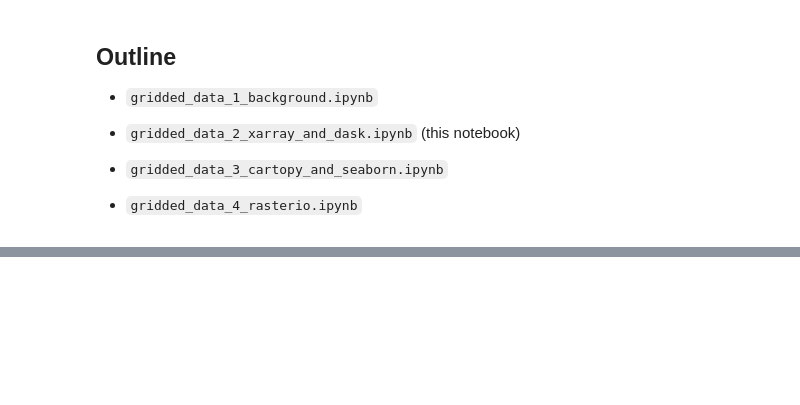
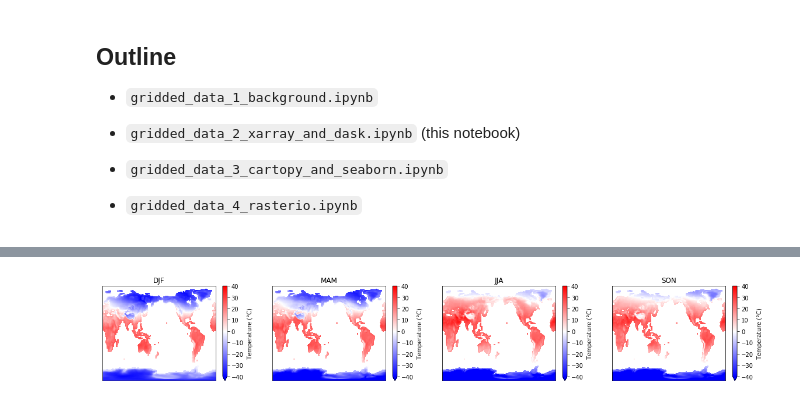
Before and after one commit to waterhackweek/gridded_data, a Jupyter notebook: gridded_data_2_xarray_and_dask.ipynb, the cells around one changed output, grey strips where cells are left out. Cells and saved outputs as stored; diff of their text form; code cells hidden in the pictures; blank space fills up the shorter version.

```diff
--- a/gridded_data_2_xarray_and_dask.ipynb
+++ b/gridded_data_2_xarray_and_dask.ipynb
@@ -27,0 +174,2 @@ The README.md file in this repository explains how to configure the environment
+# %%
+tbot_hist_seas_mean = tbot_hist['TBOT'].groupby('time.season').mean('time') - KtoC
@@ -27,0 +187,39 @@ The README.md file in this repository explains how to configure the environment
+# %%
+fig, axes = plt.subplots(1, 4, figsize=(20, 3))
+
+# constrain colorbar
+vmin = -40
+vmax = 40
+
+tbot_hist_seas_mean.sel(season='DJF').plot(ax=axes[0], add_labels=False,
+                                           cbar_kwargs={'label': 'Temperature ($\degree$C)'},
+                                           cmap='bwr',
+                                           vmin=vmin, vmax=vmax)
+
+axes[0].set_title('DJF')
+
+tbot_hist_seas_mean.sel(season='MAM').plot(ax=axes[1],
+                                      add_labels=False,
+                                      cbar_kwargs={'label': 'Temperature ($\degree$C)'},
+                                      cmap='bwr',
+                                      vmin=vmin, vmax=vmax)
+axes[1].set_title('MAM')
+tbot_hist_seas_mean.sel(season='JJA').plot(ax=axes[2],
+                                      add_labels=False,
+                                      cbar_kwargs={'label': 'Temperature ($\degree$C)'},
+                                      cmap='bwr',
+                                      vmin=vmin, vmax=vmax)
+axes[2].set_title('JJA')
+tbot_hist_seas_mean.sel(season='SON').plot(ax=axes[3],
+                                      add_labels=False,
+                                      cbar_kwargs={'label': 'Temperature ($\degree$C)'},
+                                      cmap='bwr',
+                                      vmin=vmin, vmax=vmax)
+axes[3].set_title('SON')
+
+# turn off axis numbers (they don't add any information to the figures)
+for fig_ax_num in np.arange(len(axes)):
+    axes[fig_ax_num].set_xticks([])
+    axes[fig_ax_num].set_yticks([])
+# %% [output]
+[figure, added]
```
Also changed, not shown: parts of 27 cells of this notebook.
